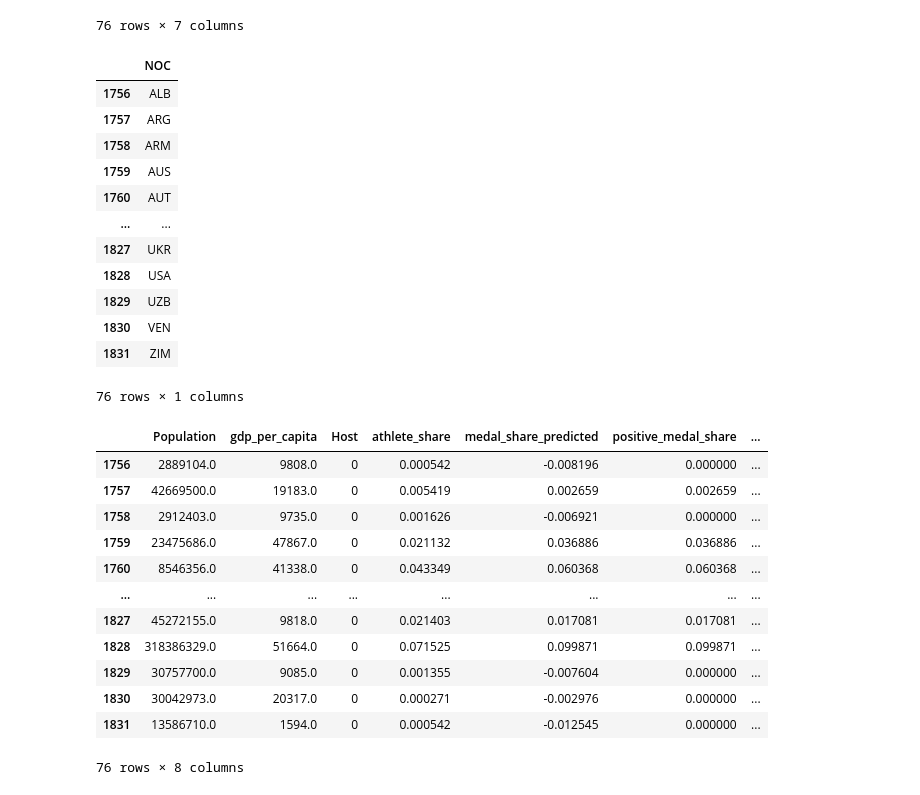
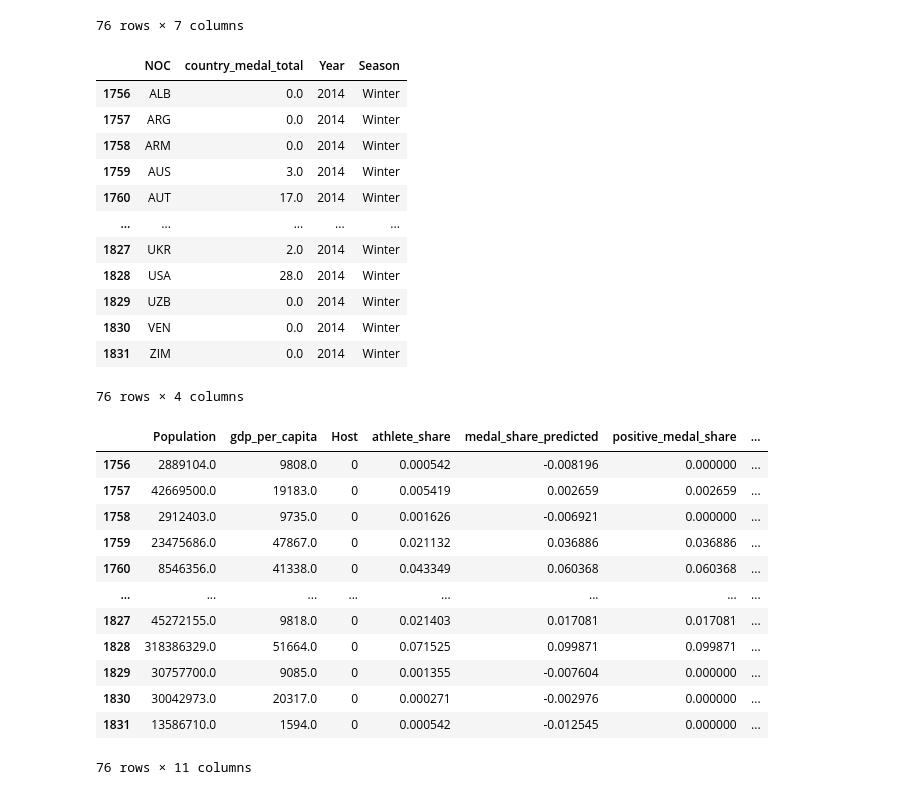
Before and after one commit to olympics2022/olympic_medal_analysis, a Jupyter notebook: Analysis/winter_ML_analysis.ipynb, the cells around one changed output. Saved outputs shown, nothing was run; the diff lists cells and outputs as text; code cells hidden in the pictures.

Commit message:
Winter ML Final

```diff
--- a/Analysis/winter_ML_analysis.ipynb
+++ b/Analysis/winter_ML_analysis.ipynb
@@ -170,26 +170,26 @@ winter_predicted_df
 76 rows × 7 columns
 # %%
 # Add in NOCs
-predicted_NOC_df = winter_olympic_df[winter_olympic_df['Year'] == 2014]
-predicted_NOC_df = predicted_NOC_df[['NOC']]
-predicted_NOC_df
+Actual_medal_df = winter_olympic_df[winter_olympic_df['Year'] == 2014]
+Actual_medal_df = Actual_medal_df[['NOC', 'country_medal_total', 'Year', 'Season']]
+Actual_medal_df
 # %% [output]
-|  | NOC |
-| 1756 | ALB |
-| 1757 | ARG |
-| 1758 | ARM |
-| 1759 | AUS |
-| 1760 | AUT |
-| ... | ... |
-| 1827 | UKR |
-| 1828 | USA |
-| 1829 | UZB |
-| 1830 | VEN |
-| 1831 | ZIM |
+|  | NOC | country_medal_total | Year | Season |
+| 1756 | ALB | 0.0 | 2014 | Winter |
+| 1757 | ARG | 0.0 | 2014 | Winter |
+| 1758 | ARM | 0.0 | 2014 | Winter |
+| 1759 | AUS | 3.0 | 2014 | Winter |
+| 1760 | AUT | 17.0 | 2014 | Winter |
+| ... | ... | ... | ... | ... |
+| 1827 | UKR | 2.0 | 2014 | Winter |
+| 1828 | USA | 28.0 | 2014 | Winter |
+| 1829 | UZB | 0.0 | 2014 | Winter |
+| 1830 | VEN | 0.0 | 2014 | Winter |
+| 1831 | ZIM | 0.0 | 2014 | Winter |
-76 rows × 1 columns
+76 rows × 4 columns
 # %%
-# Merge final dataset
-winter_predicted_df = winter_predicted_df.merge(predicted_NOC_df, left_index=True, right_index=True )
+# Merge actual medal counts
+winter_predicted_df = winter_predicted_df.merge(Actual_medal_df, left_index=True, right_index=True )
 winter_predicted_df
 # %% [output]
 |  | Population | gdp_per_capita | Host | athlete_share | medal_share_predicted | positive_medal_share | ... |
@@ -204,4 +204,4 @@ winter_predicted_df
 | 1829 | 30757700.0 | 9085.0 | 0 | 0.001355 | -0.007604 | 0.000000 | ... |
 | 1830 | 30042973.0 | 20317.0 | 0 | 0.000271 | -0.002976 | 0.000000 | ... |
 | 1831 | 13586710.0 | 1594.0 | 0 | 0.000542 | -0.012545 | 0.000000 | ... |
-76 rows × 8 columns
+76 rows × 11 columns
```
Also changed, not shown: parts of 5 cells of this notebook, 4 other files.
